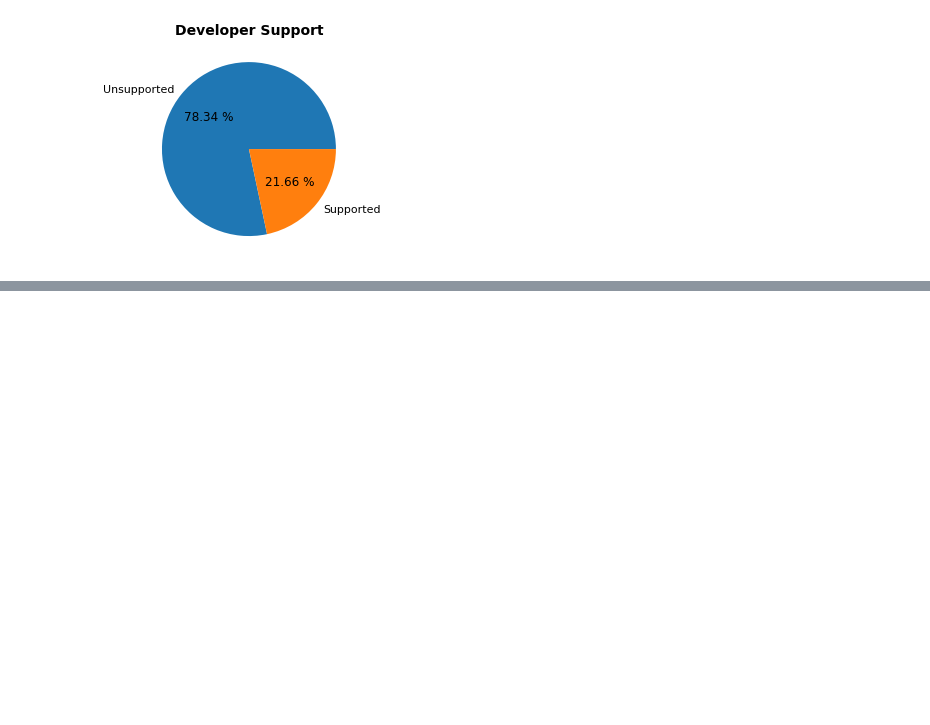
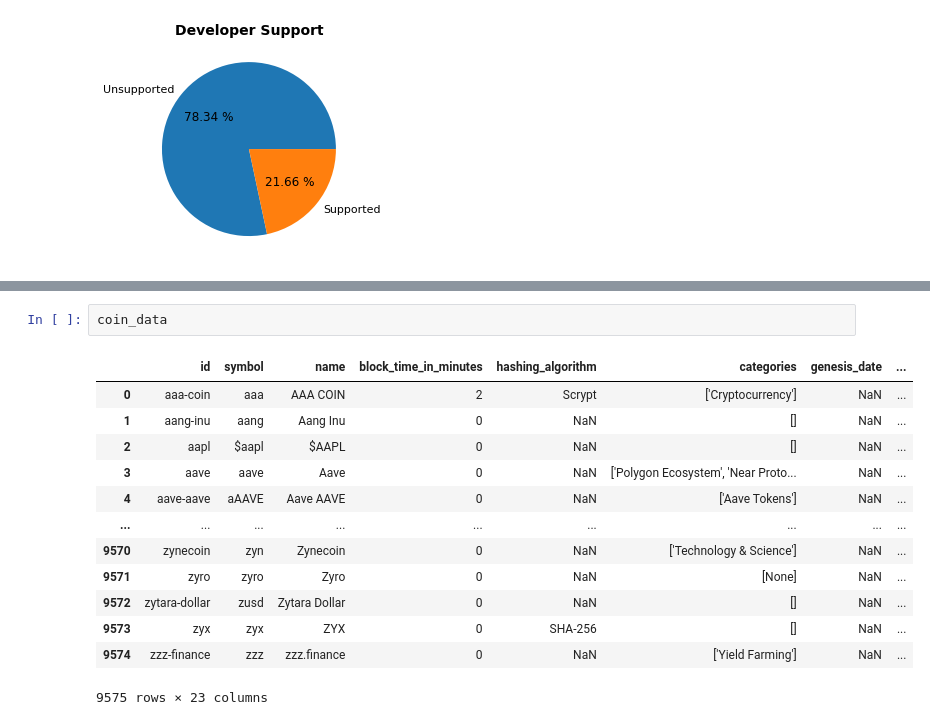
Before and after one commit to 2dukes/PROJ_PRI_2122, a Jupyter notebook: Statistics.ipynb, the cells around one changed output, grey strips where cells are left out. Saved outputs shown, nothing was run; the diff lists cells and outputs as text; blank space fills up the shorter version.

```diff
--- a/Statistics.ipynb
+++ b/Statistics.ipynb
@@ -38,0 +55,16 @@ There are 49 different algorithms.
+# %%
+coin_data
+# %% [output]
+|  | id | symbol | name | block_time_in_minutes | hashing_algorithm | categories | genesis_date | ... |
+| 0 | aaa-coin | aaa | AAA COIN | 2 | Scrypt | ['Cryptocurrency'] | NaN | ... |
+| 1 | aang-inu | aang | Aang Inu | 0 | NaN | [] | NaN | ... |
+| 2 | aapl | $aapl | $AAPL | 0 | NaN | [] | NaN | ... |
+| 3 | aave | aave | Aave | 0 | NaN | ['Polygon Ecosystem', 'Near Proto... | NaN | ... |
+| 4 | aave-aave | aAAVE | Aave AAVE | 0 | NaN | ['Aave Tokens'] | NaN | ... |
+| ... | ... | ... | ... | ... | ... | ... | ... | ... |
+| 9570 | zynecoin | zyn | Zynecoin | 0 | NaN | ['Technology & Science'] | NaN | ... |
+| 9571 | zyro | zyro | Zyro | 0 | NaN | [None] | NaN | ... |
+| 9572 | zytara-dollar | zusd | Zytara Dollar | 0 | NaN | [] | NaN | ... |
+| 9573 | zyx | zyx | ZYX | 0 | SHA-256 | [] | NaN | ... |
+| 9574 | zzz-finance | zzz | zzz.finance | 0 | NaN | ['Yield Farming'] | NaN | ... |
+9575 rows × 23 columns
```
Also changed, not shown: parts of 3 cells of this notebook, 1 other file.
